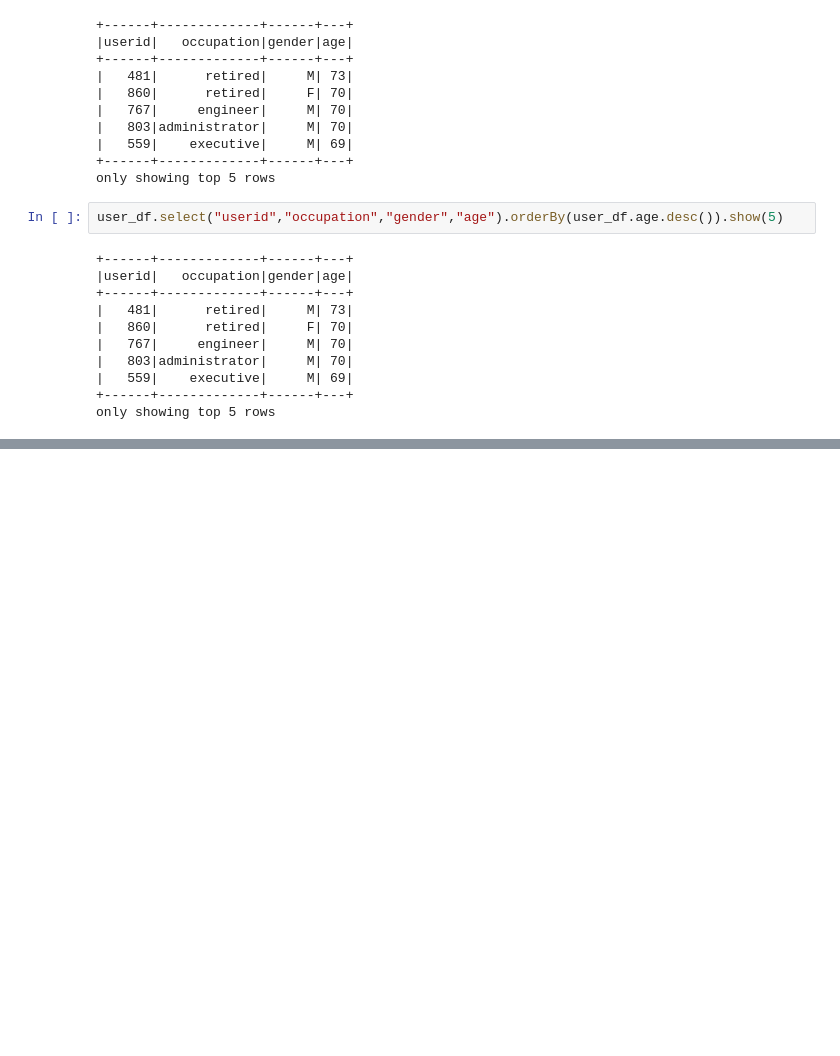
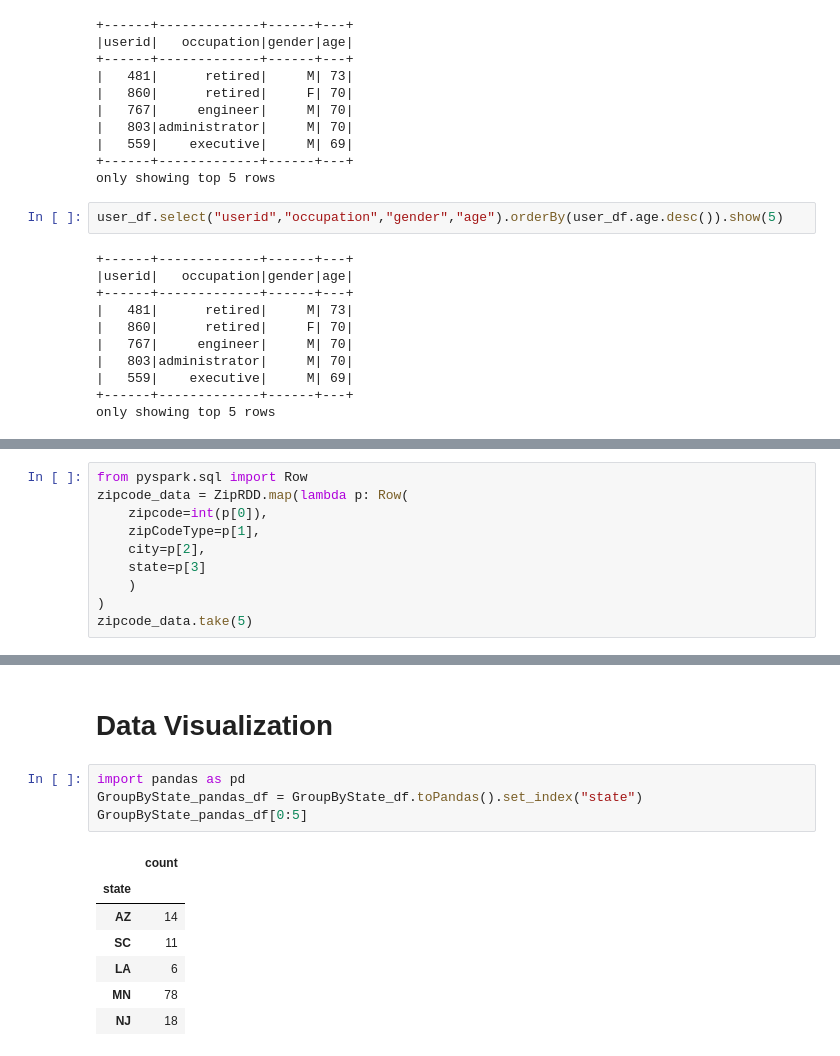
Before and after one commit to irashadow/PythonSparkPractice, a Jupyter notebook: L9 Python_Spark_SQL_DataFrame_RDD.ipynb, the cells around one changed output, grey strips where cells are left out. Cells and saved outputs as stored; diff of their text form; blank space fills up the shorter version.

```diff
--- a/L9 Python_Spark_SQL_DataFrame_RDD.ipynb
+++ b/L9 Python_Spark_SQL_DataFrame_RDD.ipynb
@@ -377,0 +617,10 @@ only showing top 5 rows
+# %%
+from pyspark.sql import Row
+zipcode_data = ZipRDD.map(lambda p: Row(
+    zipcode=int(p[0]),
+    zipCodeType=p[1],
+    city=p[2],
+    state=p[3]
+    )
+)
+zipcode_data.take(5)
@@ -377,0 +771,14 @@ only showing top 5 rows
+# %% [markdown]
+# Data Visualization
+# %%
+import pandas as pd
+GroupByState_pandas_df = GroupByState_df.toPandas().set_index("state")
+GroupByState_pandas_df[0:5]
+# %% [output]
+|  | count |
+| state |  |
+| AZ | 14 |
+| SC | 11 |
+| LA | 6 |
+| MN | 78 |
+| NJ | 18 |
```
Also changed, not shown: parts of 39 cells of this notebook.
